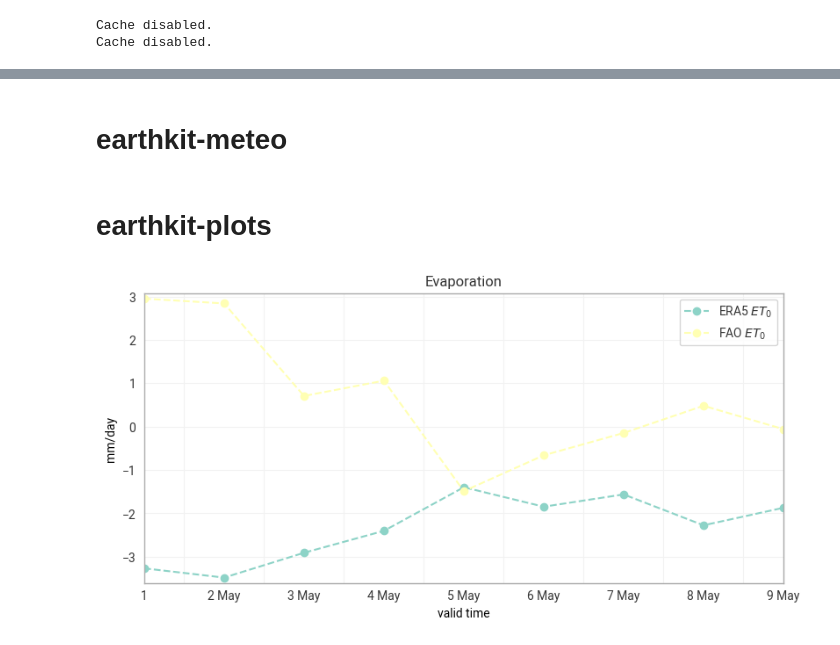
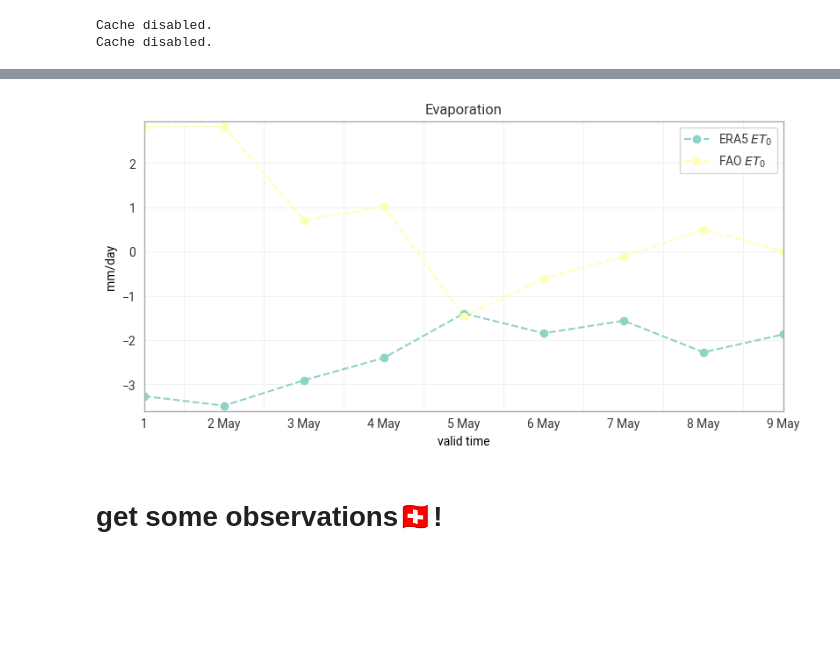
Before and after one commit to ecmwf-training/2026-earthkit-training, a Jupyter notebook: content/extras/water_balance.ipynb, the cells around one changed output, grey strips where cells are left out. Drawn from its saved outputs; the diff is of its cells as text; code cells hidden in the pictures; blank space fills up the shorter version.

```diff
--- a/content/extras/water_balance.ipynb
+++ b/content/extras/water_balance.ipynb
@@ -166,2 +221,0 @@ $$
-# %% [markdown]
-# earthkit-meteo
@@ -187,2 +222,14 @@ et_fao = ( 0.408 * delta * (R_n - G) + gamma * (900 / t_air) * u_2 * delta_e ) /
+# %%
+ekp.timeseries.line(
+        catchment_averaged_ds['e'], linestyle='--', marker='o', label="ERA5 $ET_0$", time_offset="12h"
+    ).line(
+        catchment_averaged_ds['e_fao'], linestyle='--', marker='o', label="FAO $ET_0$", time_offset="12h"
+    ).ylabel(
+        "mm/day"
+    ).title(
+        "Evaporation"
+    ).xticks(frequency="D", period=True, format="%-d %b").legend().show()
+# %% [output]
+[figure, added]
 # %% [markdown]
-# earthkit-plots
+# get some observations🇨🇭!
@@ -191,13 +236 @@ et_era5 = daily_avg_ds["e"] * 1000 * 24 # convert from m/h to mm/day
-# %%
-ekp.timeseries.line(
-        et_era5, linestyle='--', marker='o', label="ERA5 $ET_0$", time_offset="12h"
-    ).line(
-        et_fao, linestyle='--', marker='o', label="FAO $ET_0$", time_offset="12h"
-    ).ylabel(
-        "mm/day"
-    ).title(
-        "Evaporation"
-    ).xticks(frequency="D", period=True, format="%-d %b").legend().show()
-# %% [output]
-[figure, removed]
 # %%
```
Also changed, not shown: parts of 20 cells of this notebook.
